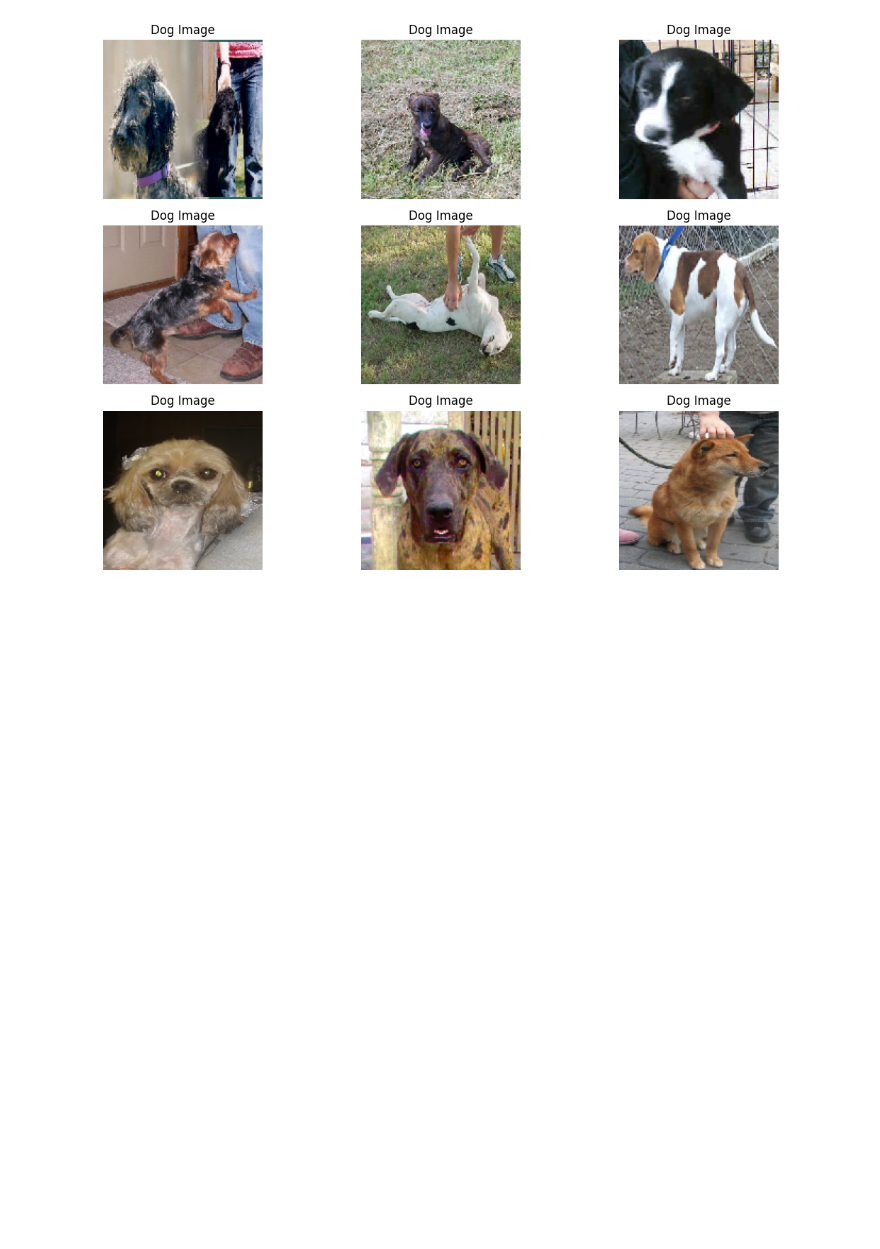
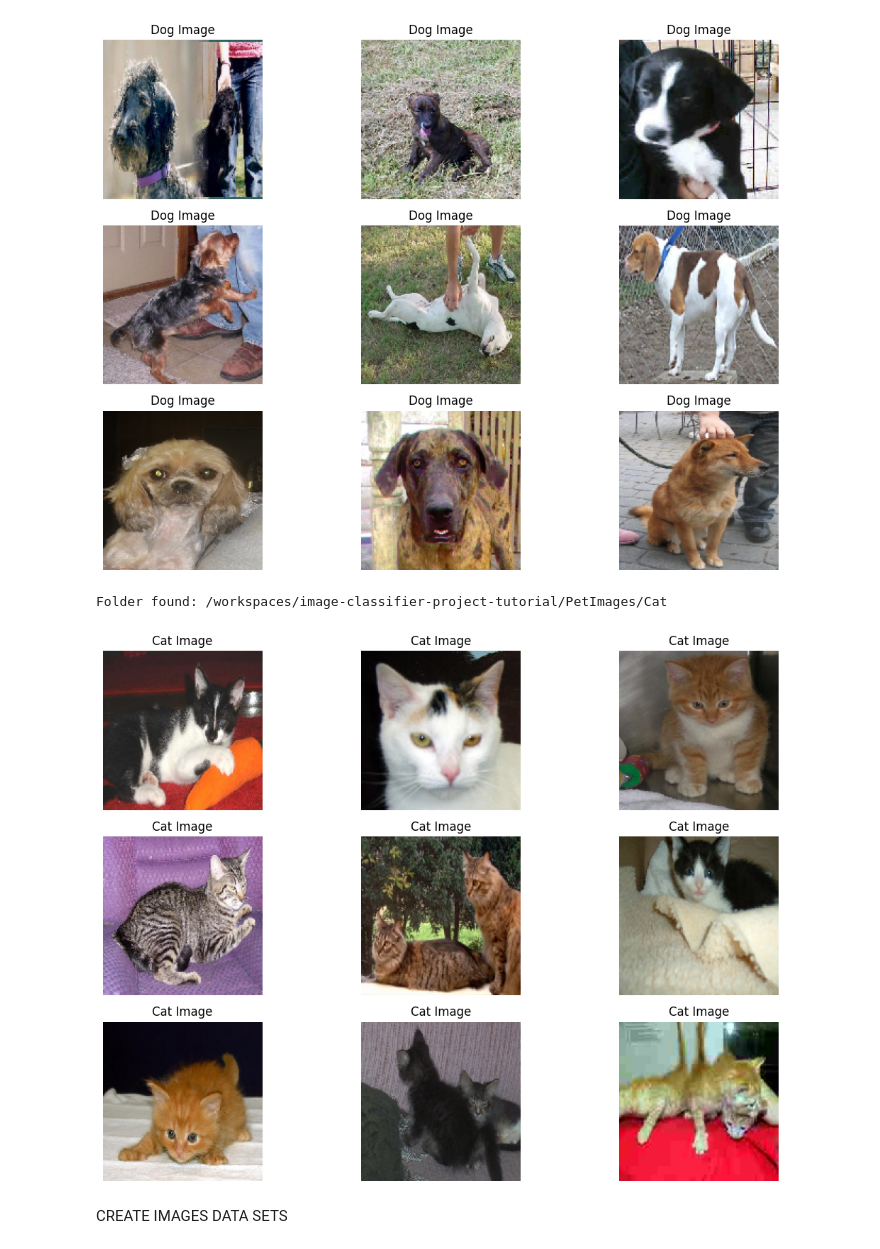
Before and after one commit to rober12345/image-classifier-project-tutorial, a Jupyter notebook: robUgaldeSolution.ipynb, the cells around one changed output. Drawn from its saved outputs; the diff is of its cells as text; code cells hidden in the pictures; blank space fills up the shorter version.

Commit message:
image trained RUgalde

```diff
--- a/robUgaldeSolution.ipynb
+++ b/robUgaldeSolution.ipynb
@@ -135,3 +135,54 @@ plt.show()
 # %% [output]
 Folder found: /workspaces/image-classifier-project-tutorial/PetImages/Dog
 [figure]
+# %%
+import os
+import matplotlib.pyplot as plt
+from tensorflow.keras.preprocessing.image import load_img, img_to_array  # ✅ Correct imports
+
+# Path to the directory containing your image data
+data_dir = "/workspaces/image-classifier-project-tutorial/PetImages"
+
+# Fix: Ensure correct folder name (should be "Cat", not "cat")
+cats_subfolder = os.path.join(data_dir, "Cat")  # Capitalized "Cat"
+
+# Check if the folder exists
+if not os.path.exists(cats_subfolder):
+    print(f"Error: Folder '{cats_subfolder}' not found!")
+else:
+    print(f"Folder found: {cats_subfolder}")
+
+# Get a list of all cat image file names
+cats_image_files = os.listdir(cats_subfolder)
+
+# Load the first nine cat images
+cats_images = []
+for i in range(min(9, len(cats_image_files))):  # Limit to available cat images
+    img_path = os.path.join(cats_subfolder, cats_image_files[i])
+
+    try:
+        img = load_img(img_path, target_size=(150, 150))  # ✅ Use load_img correctly
+        img_array = img_to_array(img) / 255.0  # ✅ Normalize pixel values
+        cats_images.append(img_array)
+    except Exception as e:
+        print(f"Error loading image {img_path}: {e}")
+
+# Create a single figure to display all cat images
+plt.figure(figsize=(12, 8))
+
+for i in range(len(cats_images)):  # Handle cases where < 9 images are loaded
+    plt.subplot(3, 3, i + 1)
+    plt.imshow(cats_images[i])
+    plt.title('Cat Image')
+    plt.axis('off')
+
+# Adjust Layout
+plt.tight_layout()
+
+# Show the pictures
+plt.show()
+# %% [output]
+Folder found: /workspaces/image-classifier-project-tutorial/PetImages/Cat
+[figure, added]
+# %% [markdown]
+CREATE IMAGES DATA SETS
```
Also changed, not shown: parts of 14 cells of this notebook, 4 other files.
